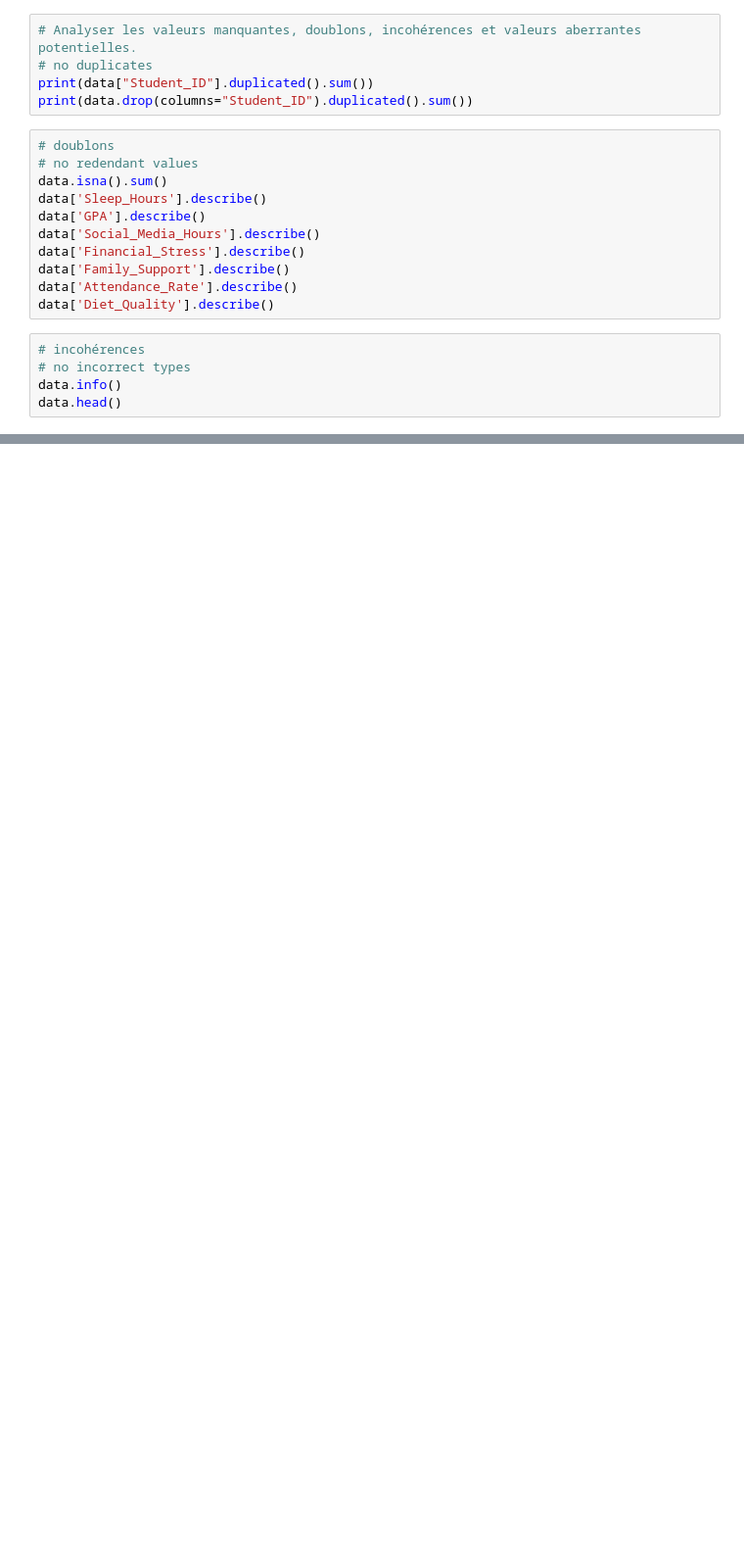
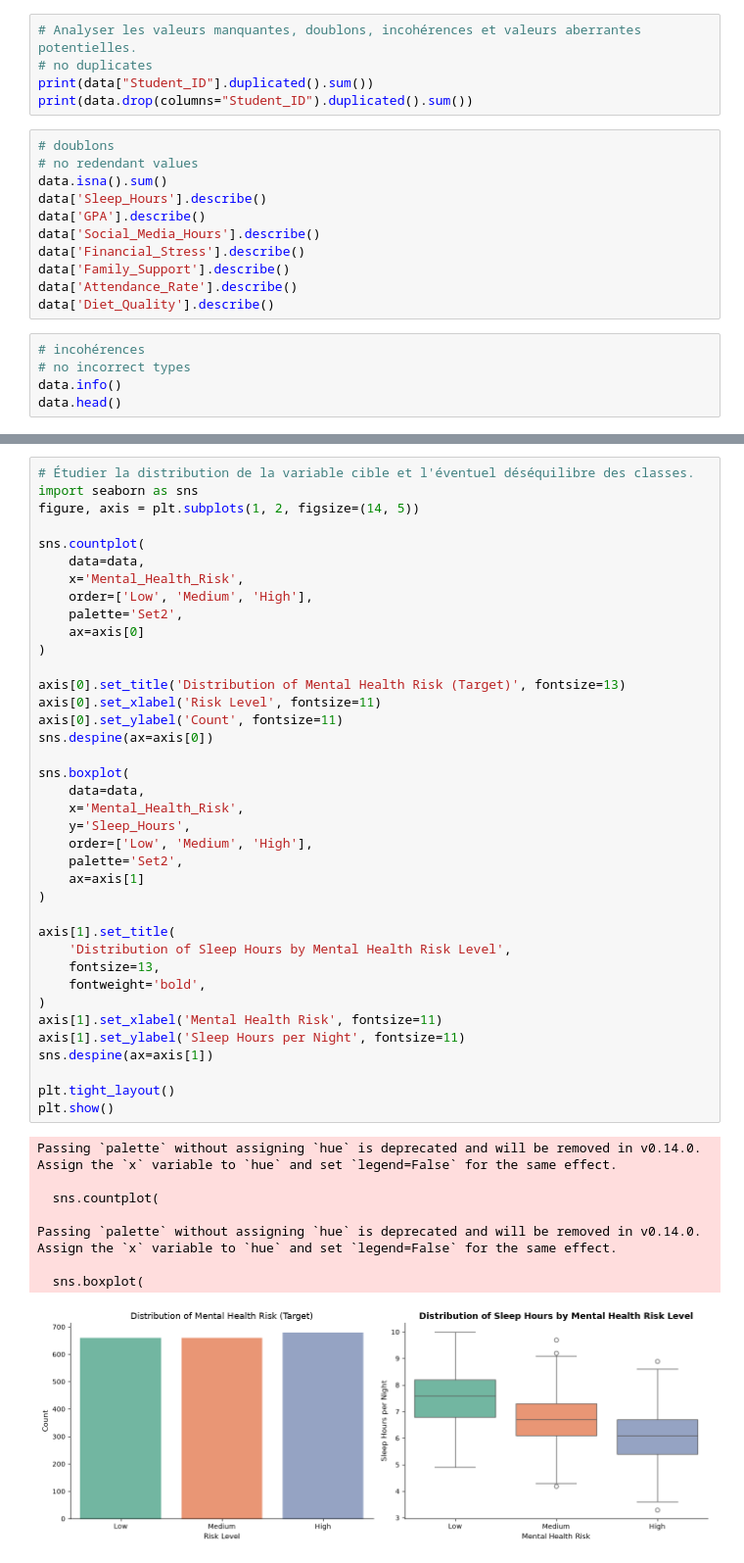
Before and after one commit to ouichouani/youcode_02_06, a Jupyter notebook: notebooks/01_Chargement_Analyse_exploratoire.ipynb, the cells around one changed output, grey strips where cells are left out. Shown at 98% size. Saved outputs shown, nothing was run; the diff lists cells and outputs as text; blank space fills up the shorter version.

Commit message:
YOUCODE-1 #done end the fist day eda and visualisation and handling ilogical and missing values

```diff
--- a/notebooks/01_Chargement_Analyse_exploratoire.ipynb
+++ b/notebooks/01_Chargement_Analyse_exploratoire.ipynb
@@ -56,0 +71,47 @@ data['Diet_Quality'].value_counts().sort_index()
+# %%
+# Étudier la distribution de la variable cible et l'éventuel déséquilibre des classes.
+import seaborn as sns
+figure, axis = plt.subplots(1, 2, figsize=(14, 5))
+
+sns.countplot(
+    data=data,
+    x='Mental_Health_Risk',
+    order=['Low', 'Medium', 'High'],
+    palette='Set2',
+    ax=axis[0]
+)
+
+axis[0].set_title('Distribution of Mental Health Risk (Target)', fontsize=13)
+axis[0].set_xlabel('Risk Level', fontsize=11)
+axis[0].set_ylabel('Count', fontsize=11)
+sns.despine(ax=axis[0])
+
+sns.boxplot(
+    data=data,
+    x='Mental_Health_Risk',
+    y='Sleep_Hours',
+    order=['Low', 'Medium', 'High'],
+    palette='Set2',
+    ax=axis[1]
+)
+
+axis[1].set_title(
+    'Distribution of Sleep Hours by Mental Health Risk Level',
+    fontsize=13,
+    fontweight='bold',
+)
+axis[1].set_xlabel('Mental Health Risk', fontsize=11)
+axis[1].set_ylabel('Sleep Hours per Night', fontsize=11)
+sns.despine(ax=axis[1])
+
+plt.tight_layout()
+plt.show()
+# %% [output]
+Passing `palette` without assigning `hue` is deprecated and will be removed in v0.14.0. Assign the `x` variable to `hue` and set `legend=False` for the same effect.
+
+  sns.countplot(
+
+Passing `palette` without assigning `hue` is deprecated and will be removed in v0.14.0. Assign the `x` variable to `hue` and set `legend=False` for the same effect.
+
+  sns.boxplot(
+[figure, added]
```
Also changed, not shown: parts of 7 cells of this notebook, 1 other file.
